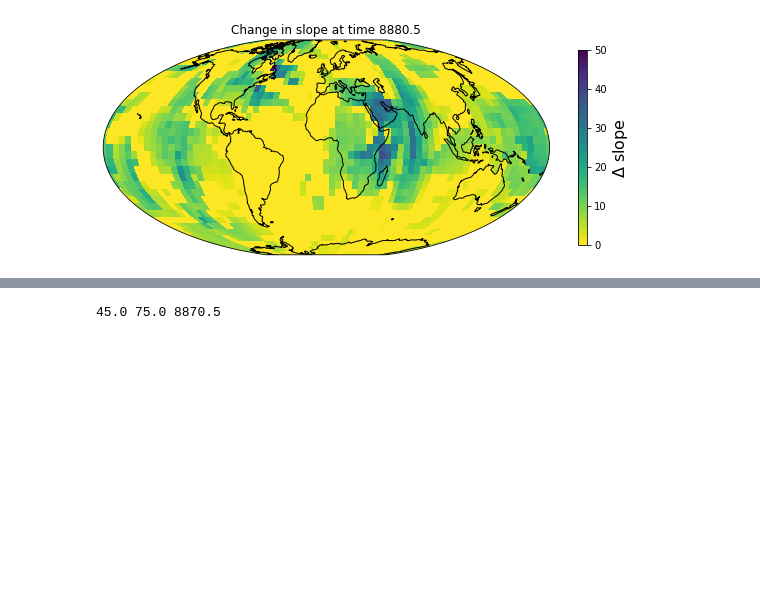
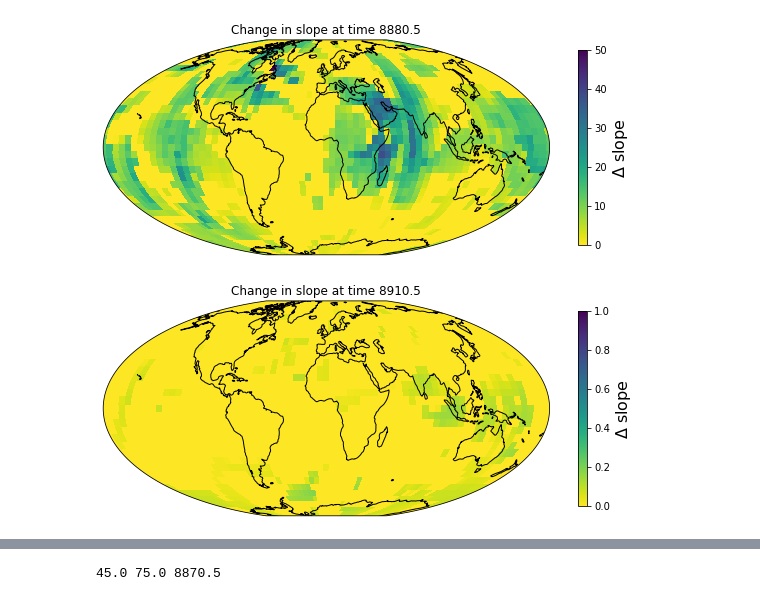
Before and after one commit to plivermore/jerk_finder, a Jupyter notebook: Python/Explore_path_model3.ipynb, the cells around one changed output, grey strips where cells are left out. Saved outputs shown, nothing was run; the diff lists cells and outputs as text; code cells hidden in the pictures; blank space fills up the shorter version.

```diff
--- a/Python/Explore_path_model3.ipynb
+++ b/Python/Explore_path_model3.ipynb
@@ -308,2 +354,7 @@ plot_map(times_for_model,time_index=42, type='median_grad',component=4,normalise
+# %%
+times_for_model = 0.5*( time_intervals_edges[:-1] + time_intervals_edges[1:])
+plot_map(times_for_model,time_index=48, type='median_grad',component=4,normalise='meanSV', save=True, max_scale=1)
+# %% [output]
+[figure, added]
 # %%
 times_for_model = 0.5*( time_intervals_edges[:-1] + time_intervals_edges[1:])
```
Also changed, not shown: parts of 14 cells of this notebook, 9 other files.
